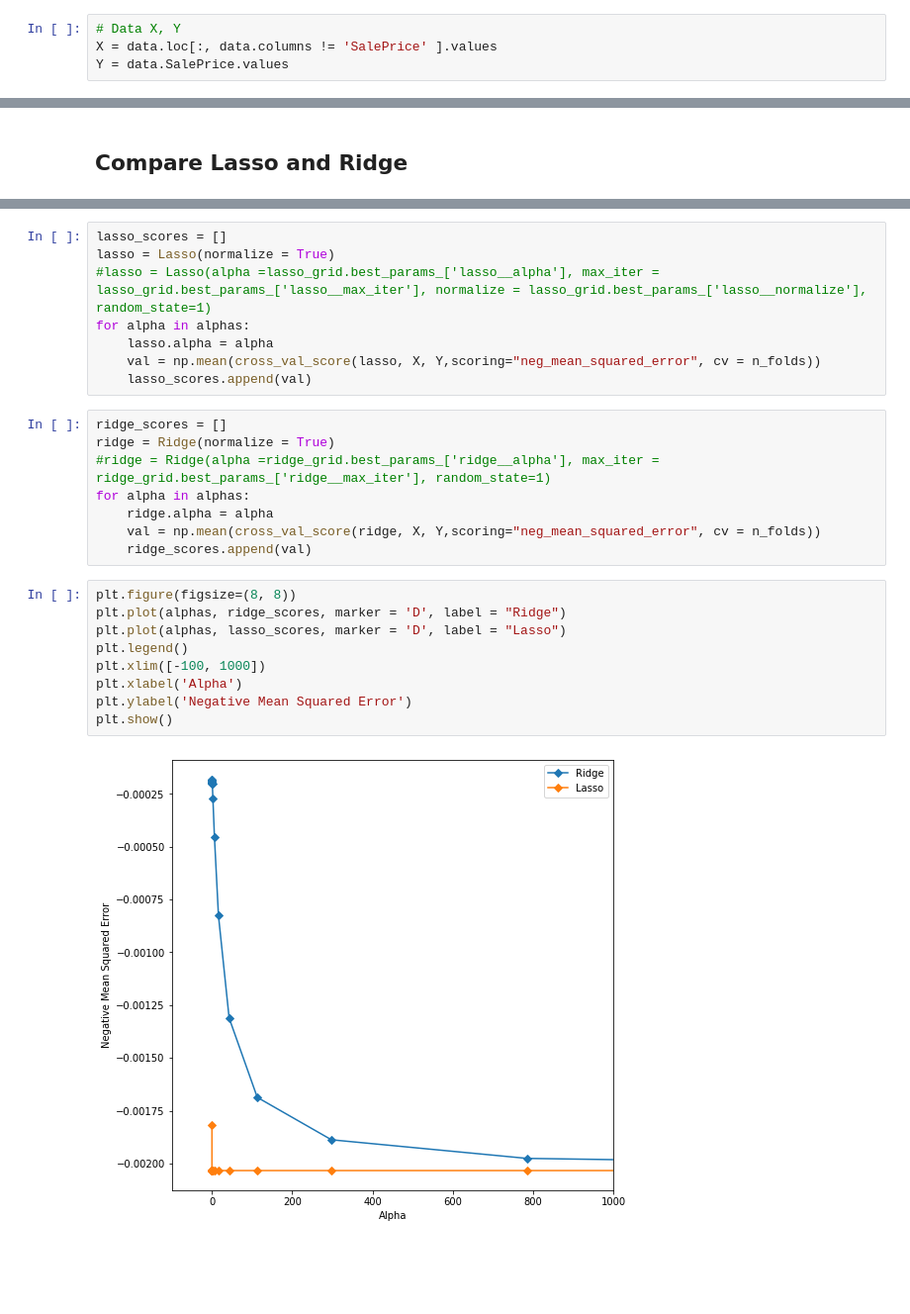
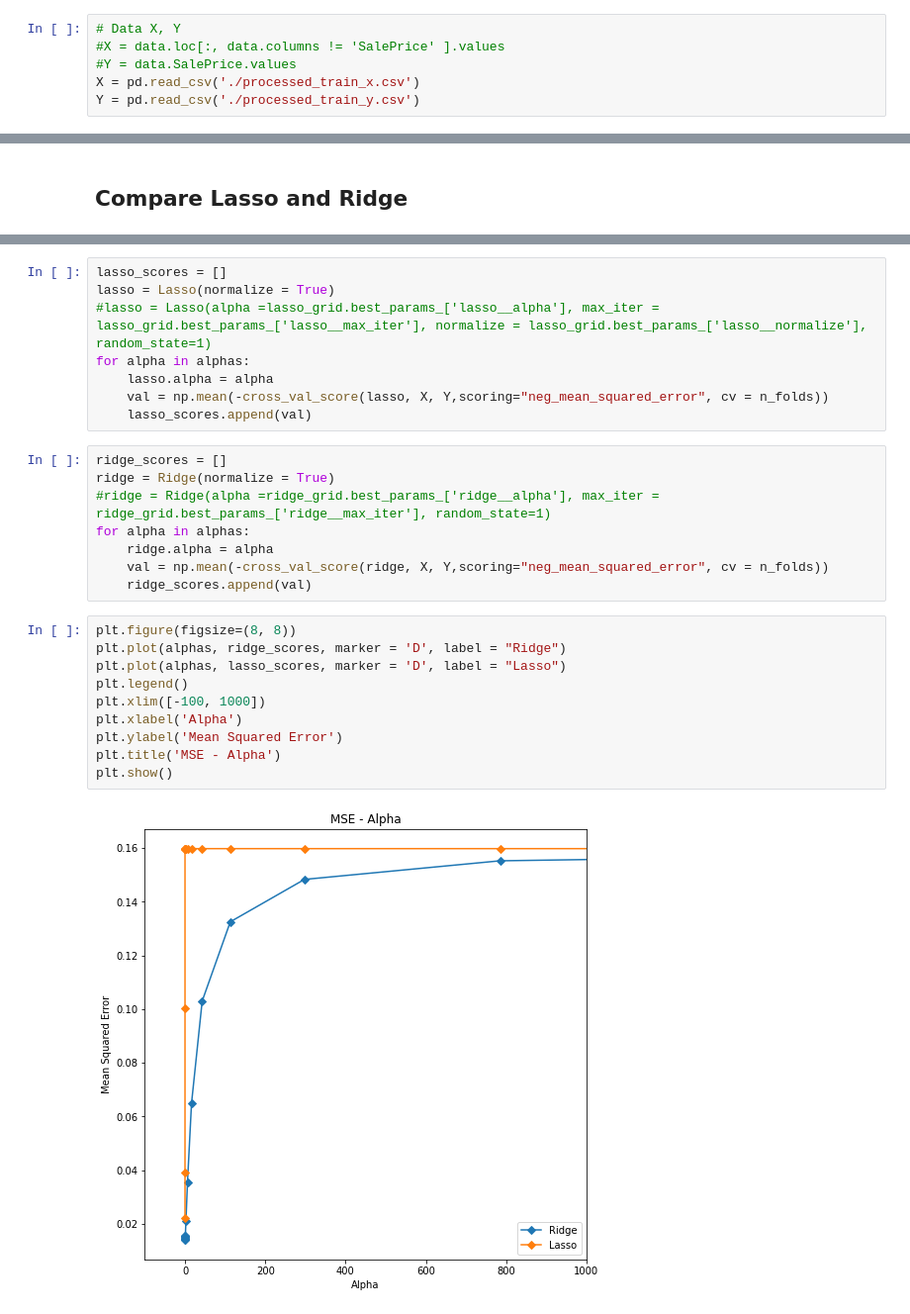
Before and after one commit to LYAccc/CS273_Final_Project, a Jupyter notebook: Linear_Reg_.ipynb, the cells around one changed output, grey strips where cells are left out. Shown at 99% size. Drawn from its saved outputs; the diff is of its cells as text; blank space fills up the shorter version.

Commit message:
Fixed problem in data processing

```diff
--- a/Linear_Reg_.ipynb
+++ b/Linear_Reg_.ipynb
@@ -34,7 +26,9 @@ data.head()
 # %%
 # Data X, Y
-X = data.loc[:, data.columns != 'SalePrice' ].values
-Y = data.SalePrice.values
+#X = data.loc[:, data.columns != 'SalePrice' ].values
+#Y = data.SalePrice.values
+X = pd.read_csv('./processed_train_x.csv')
+Y = pd.read_csv('./processed_train_y.csv')
 # %%
 #Cross Validation
 n_folds = 5
@@ -115,7 +111,7 @@ lasso = Lasso(normalize = True)
 #lasso = Lasso(alpha =lasso_grid.best_params_['lasso__alpha'], max_iter = lasso_grid.best_params_['lasso__max_iter'], normalize = lasso_grid.best_params_['lasso__normalize'], random_state=1)
 for alpha in alphas:
     lasso.alpha = alpha
-    val = np.mean(cross_val_score(lasso, X, Y,scoring="neg_mean_squared_error", cv = n_folds))
+    val = np.mean(-cross_val_score(lasso, X, Y,scoring="neg_mean_squared_error", cv = n_folds))
     lasso_scores.append(val)
 # %%
 ridge_scores = []
@@ -123,16 +119,17 @@ ridge = Ridge(normalize = True)
 #ridge = Ridge(alpha =ridge_grid.best_params_['ridge__alpha'], max_iter = ridge_grid.best_params_['ridge__max_iter'], random_state=1)
 for alpha in alphas:
     ridge.alpha = alpha
-    val = np.mean(cross_val_score(ridge, X, Y,scoring="neg_mean_squared_error", cv = n_folds))
+    val = np.mean(-cross_val_score(ridge, X, Y,scoring="neg_mean_squared_error", cv = n_folds))
     ridge_scores.append(val)
 # %%
 plt.figure(figsize=(8, 8))
 plt.plot(alphas, ridge_scores, marker = 'D', label = "Ridge")
 plt.plot(alphas, lasso_scores, marker = 'D', label = "Lasso")
 plt.legend()
 plt.xlim([-100, 1000])
 plt.xlabel('Alpha')
-plt.ylabel('Negative Mean Squared Error')
+plt.ylabel('Mean Squared Error')
+plt.title('MSE - Alpha')
 plt.show()
 # %% [output]
-[figure, old version]
+[figure, new version]
```
Also changed, not shown: parts of 15 cells of this notebook, 4 other files.
